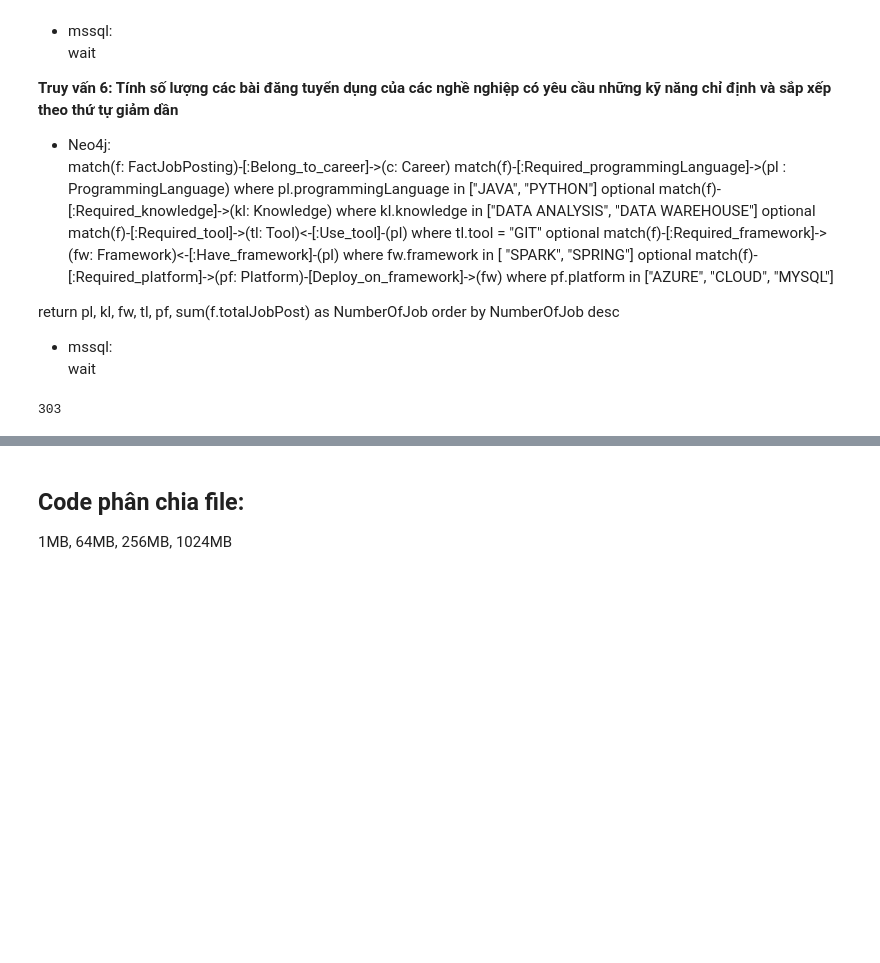
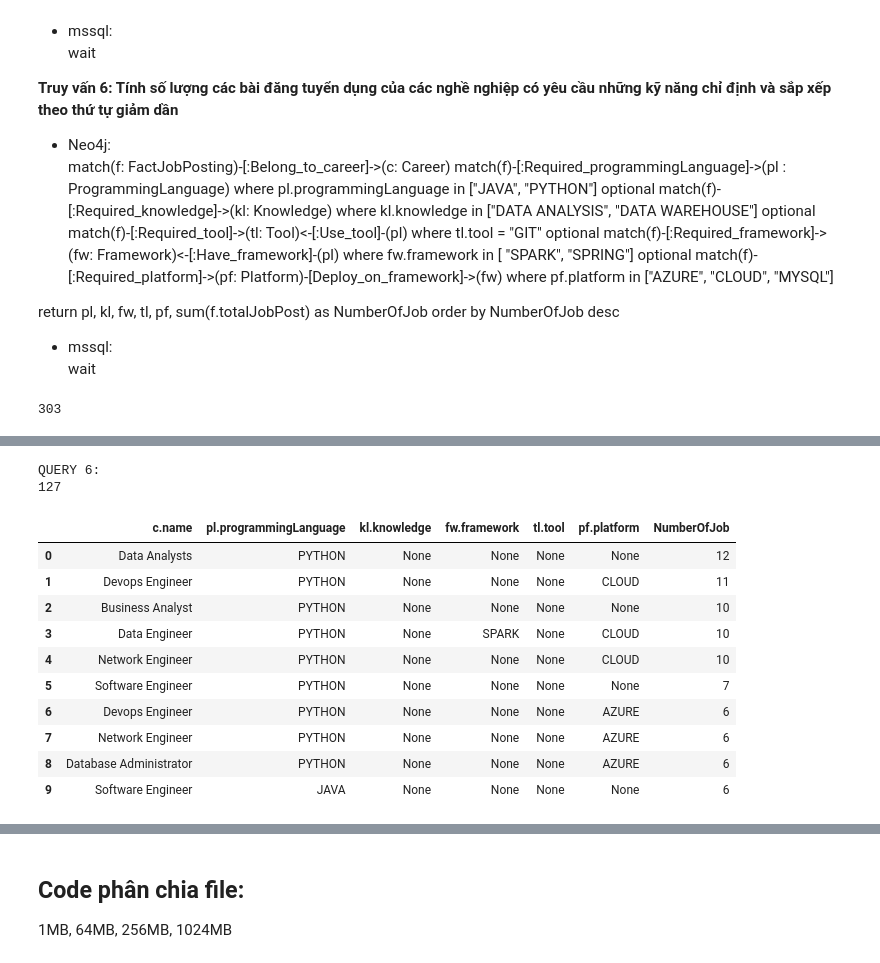
Before and after one commit to HelloWorld-00001/RecommandationCourseWeb-Neo4j, a Jupyter notebook: MyPaperDataSet/Code/TDWvsGDW.ipynb, the cells around one changed output, grey strips where cells are left out. Cells and saved outputs as stored; diff of their text form; code cells hidden in the pictures; blank space fills up the shorter version.

```diff
--- a/MyPaperDataSet/Code/TDWvsGDW.ipynb
+++ b/MyPaperDataSet/Code/TDWvsGDW.ipynb
@@ -183 +190,30 @@ data.head(10)
+# %%
+query = f'''
+match(f: FactJobPosting)-[:Belong_to_career]->(c: Career)
+match(f)-[:Required_programmingLanguage]->(pl : ProgrammingLanguage) where pl.programmingLanguage in ["JAVA", "PYTHON"]
+optional match(f)-[:Required_knowledge]->(kl: Knowledge) where kl.knowledge in ["DATA ANALYSIS", "DATA WAREHOUSE"]
+optional match(f)-[:Required_tool]->(tl: Tool) where tl.tool = "GIT"
+optional match(f)-[:Required_framework]->(fw: Framework) where fw.framework in [ "SPARK", "SPRING"]
+optional match(f)-[:Required_platform]->(pf: Platform) where pf.platform in ["AZURE", "CLOUD", "MYSQL"]
+return c.name, pl.programmingLanguage, kl.knowledge, fw.framework, tl.tool, pf.platform, sum(f.totalJobPost) as NumberOfJob order by NumberOfJob desc
+'''
+print("QUERY 6: ")
+
+data = queryToDataFrame(query)
+print(len(data))
+data.head(10)
+# %% [output]
+QUERY 6:
+127
+|  | c.name | pl.programmingLanguage | kl.knowledge | fw.framework | tl.tool | pf.platform | NumberOfJob |
+| 0 | Data Analysts | PYTHON | None | None | None | None | 12 |
+| 1 | Devops Engineer | PYTHON | None | None | None | CLOUD | 11 |
+| 2 | Business Analyst | PYTHON | None | None | None | None | 10 |
+| 3 | Data Engineer | PYTHON | None | SPARK | None | CLOUD | 10 |
+| 4 | Network Engineer | PYTHON | None | None | None | CLOUD | 10 |
+| 5 | Software Engineer | PYTHON | None | None | None | None | 7 |
+| 6 | Devops Engineer | PYTHON | None | None | None | AZURE | 6 |
+| 7 | Network Engineer | PYTHON | None | None | None | AZURE | 6 |
+| 8 | Database Administrator | PYTHON | None | None | None | AZURE | 6 |
+| 9 | Software Engineer | JAVA | None | None | None | None | 6 |
 # %%
```
Also changed, not shown: parts of 11 cells of this notebook, 52 other files.
